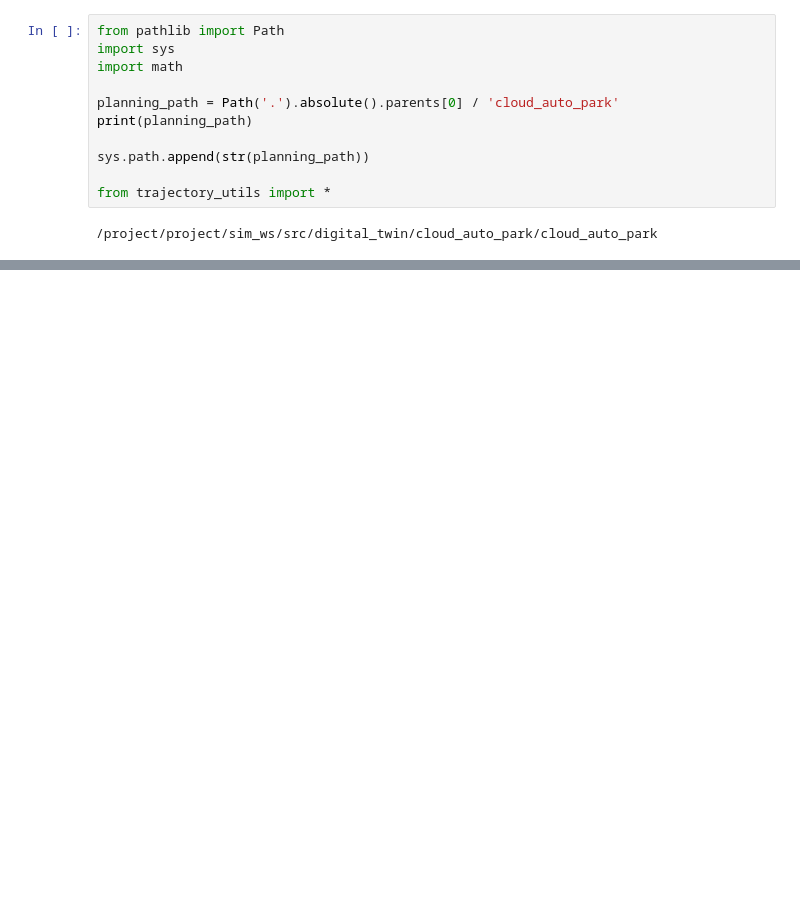
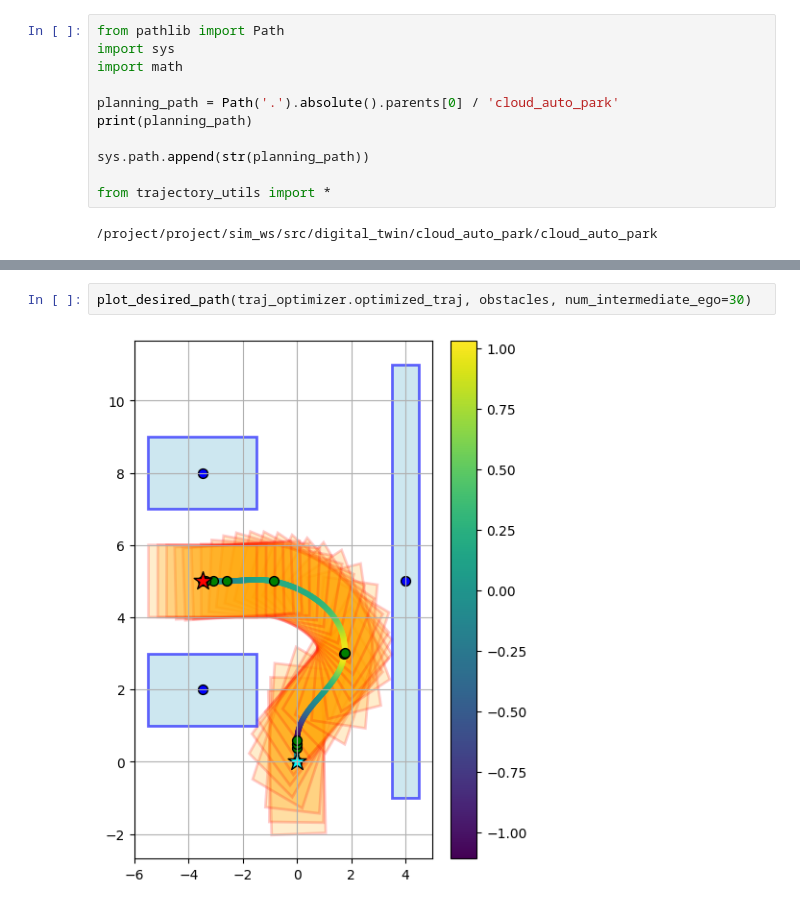
Before and after one commit to SamKhzym/cloud-auto-park, a Jupyter notebook: sim_ws/src/digital_twin/cloud_auto_park/analysis/planning.ipynb, the cells around one changed output, grey strips where cells are left out. Saved outputs shown, nothing was run; the diff lists cells and outputs as text; blank space fills up the shorter version.

```diff
--- a/sim_ws/src/digital_twin/cloud_auto_park/analysis/planning.ipynb
+++ b/sim_ws/src/digital_twin/cloud_auto_park/analysis/planning.ipynb
@@ -32,0 +48,4 @@ obstacle min separation: -0.84
+# %%
+plot_desired_path(traj_optimizer.optimized_traj, obstacles, num_intermediate_ego=30)
+# %% [output]
+[figure, added]
```
Also changed, not shown: parts of 3 cells of this notebook, 1 other file.
